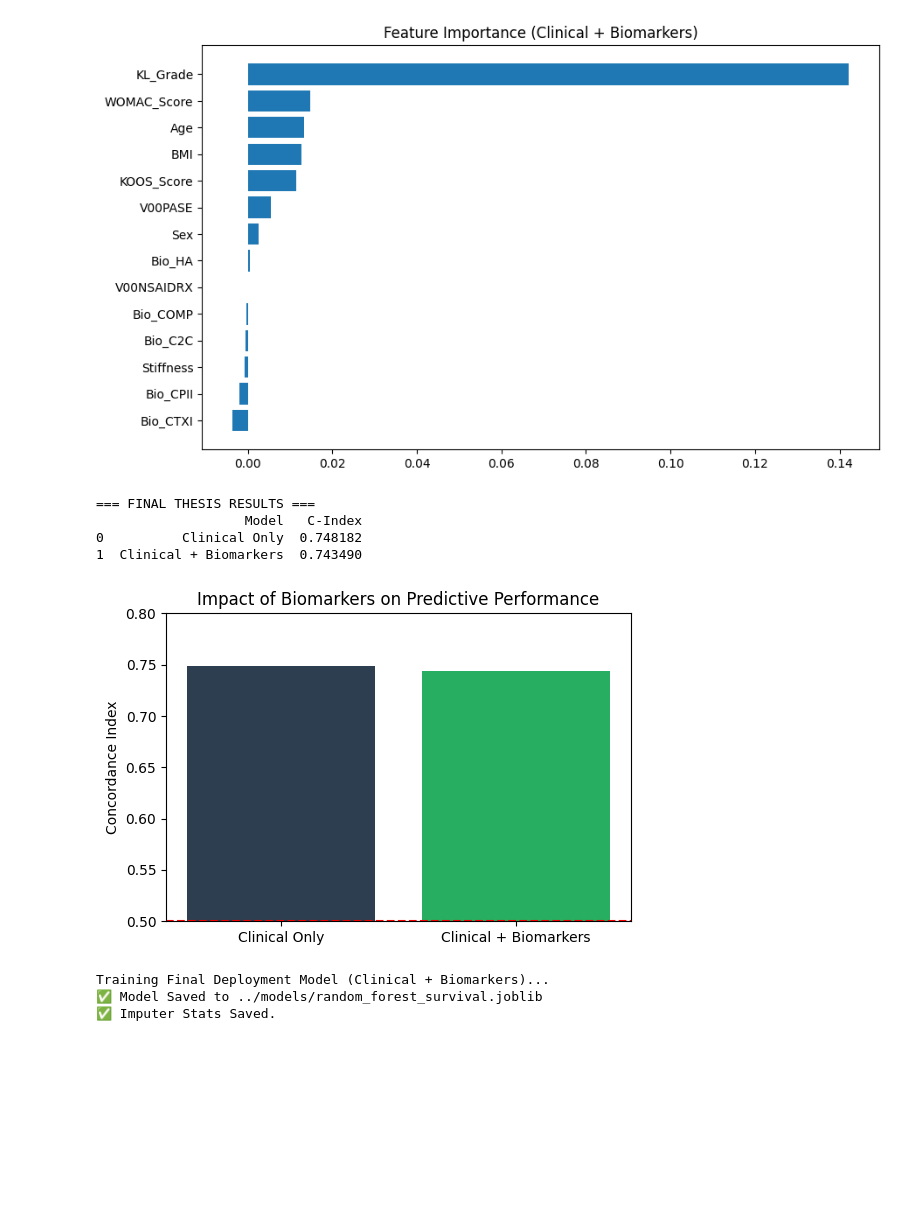
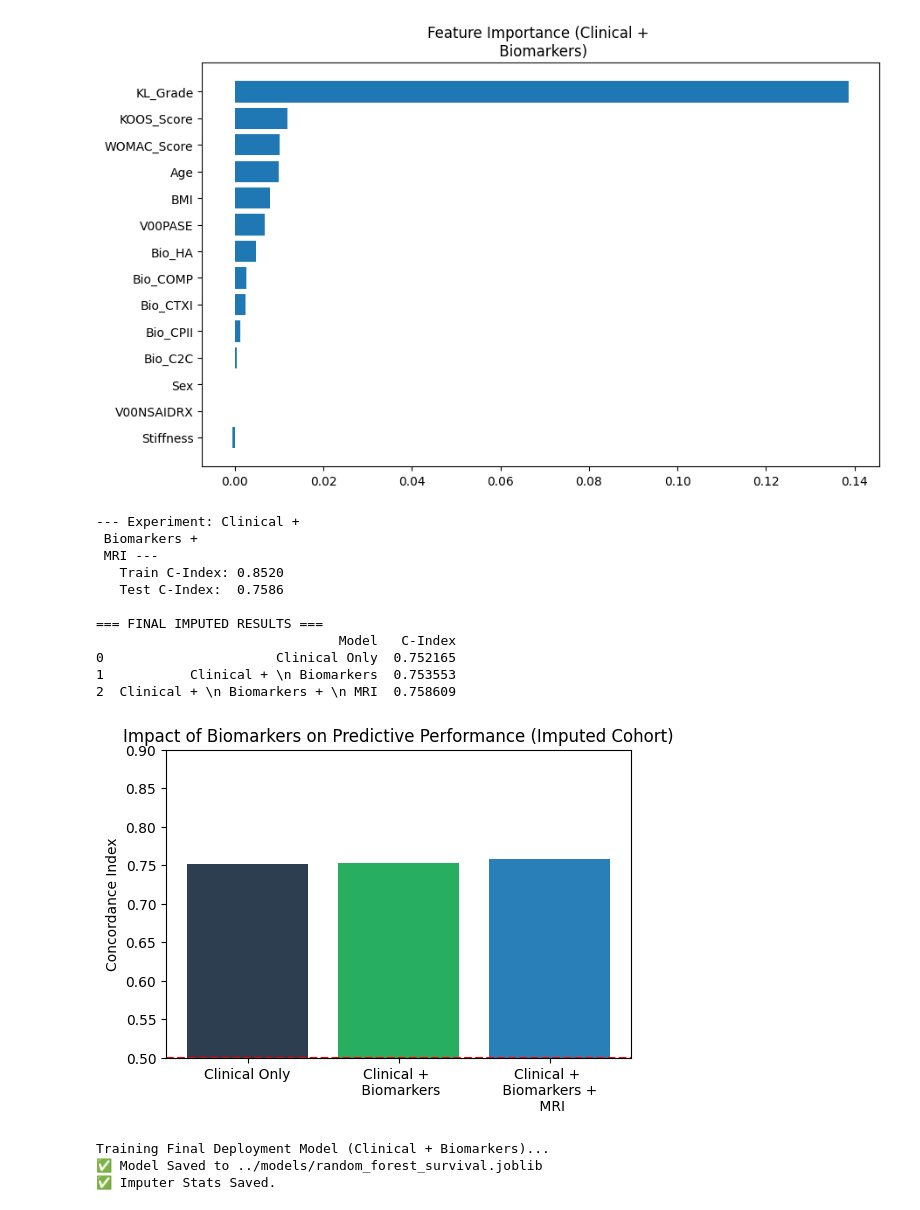
Before and after one commit to AbhiGTM19/oa-survival-model, a Jupyter notebook: notebooks/12-final-benchmark.ipynb, the cells around one changed output. Saved outputs shown, nothing was run; the diff lists cells and outputs as text; code cells hidden in the pictures; blank space fills up the shorter version.

```diff
--- a/notebooks/12-final-benchmark.ipynb
+++ b/notebooks/12-final-benchmark.ipynb
@@ -7,24 +7,31 @@ from sksurv.ensemble import RandomSurvivalForest
 from sksurv.metrics import concordance_index_censored
 from sklearn.inspection import permutation_importance
 from sklearn.impute import SimpleImputer
+import os
 
 # --- CONFIGURATION ---
-# We use the MEGA cohort (3526 patients)
-PARQUET_PATH = '../data/processed/OAI_mega_cohort.parquet'
+# We use the IMPUTED Mega Cohort
+PARQUET_PATH = '../data/processed/OAI_mega_cohort_imputed.parquet'
 
 print(f"🚀 Running Scale Benchmark on: {PARQUET_PATH}")
+
+if not os.path.exists(PARQUET_PATH):
+    print(f"❌ File not found: {PARQUET_PATH}")
+    # Stop execution if file missing in a real script, but here we just warn
 
 # 1. Load Data
 df = pd.read_parquet(PARQUET_PATH)
 print(f"   Cohort Size: {len(df)}")
 
 # 2. Define Feature Sets
-# We will test incremental value
 clinical_feats = ['Age', 'BMI', 'Sex', 'KL_Grade', 'WOMAC_Score', 'KOOS_Score', 'Stiffness', 'V00PASE', 'V00NSAIDRX']
 bio_feats = ['Bio_COMP', 'Bio_CTXI', 'Bio_HA', 'Bio_C2C', 'Bio_CPII']
-# MRI is mostly imputed zeros in this file, so we exclude it to avoid noise
-# mri_feats = ['MRI_BML_Score']
+mri_feats = ['MRI_BML_Score']
 
+# Standardize Demo
+for col in ['Education', 'Income']:
+    if col in df.columns and df[col].dtype == 'O':
+        df[col] = df[col].astype('category').cat.codes
 # Standardize Sex
 if df['Sex'].dtype == 'O':
     df['Sex'] = df['Sex'].map({'Male': 0, 'Female': 1})
@@ -37,7 +44,8 @@ y['Survival_in_days'] = df['time_to_event']
 # 4. Experiment Loop
 experiments = [
     ("Clinical Only", clinical_feats),
-    ("Clinical + Biomarkers", clinical_feats + bio_feats)
+    ("Clinical + \n Biomarkers", clinical_feats + bio_feats),
+    ("Clinical + \n Biomarkers + \n MRI", clinical_feats + bio_feats + mri_feats)
 ]
 
 results = []
@@ -46,20 +54,16 @@ for name, feats in experiments:
     print(f"\n--- Experiment: {name} ---")
     X = df[feats]
 
-    # Impute any remaining NaNs (Robustness)
-    imputer = SimpleImputer(strategy='median')
-    X = pd.DataFrame(imputer.fit_transform(X), columns=X.columns)
-
     # Split
     X_train, X_test, y_train, y_test = train_test_split(X, y, test_size=0.2, random_state=42)
 
     # Train Forest
-    # Increased min_samples_leaf to prevent overfitting on noise
+    # Using slightly deeper trees since we have more data now
     rsf = RandomSurvivalForest(
         n_estimators=1000,
-        min_samples_split=20,
-        min_samples_leaf=20,
-        max_depth=10,
+        min_samples_split=10,
+        min_samples_leaf=15,
+        max_depth=None,
         n_jobs=-1,
         random_state=42
     )
@@ -75,7 +79,7 @@ for name, feats in experiments:
     results.append({'Model': name, 'C-Index': test_c})
 
     # Feature Importance (Only for best model)
-    if "Biomarkers" in name:
+    if "Biomarkers" in name and "MRI" not in name:
         print("   Calculating Importance...")
         perm_imp = permutation_importance(rsf, X_test, y_test, n_repeats=5, random_state=42, n_jobs=-1)
 
@@ -88,15 +92,15 @@ for name, feats in experiments:
         plt.show()
 
 # 5. Final Summary
-print("\n=== FINAL THESIS RESULTS ===")
+print("\n=== FINAL IMPUTED RESULTS ===")
 res_df = pd.DataFrame(results)
 print(res_df)
 
 plt.figure(figsize=(6,4))
-plt.bar(res_df['Model'], res_df['C-Index'], color=['#2c3e50', '#27ae60'])
-plt.ylim(0.5, 0.8)
+plt.bar(res_df['Model'], res_df['C-Index'], color=['#2c3e50', '#27ae60', '#2980b9'])
+plt.ylim(0.5, 0.9)
 plt.ylabel("Concordance Index")
-plt.title("Impact of Biomarkers on Predictive Performance")
+plt.title("Impact of Biomarkers on Predictive Performance (Imputed Cohort)")
 plt.axhline(0.5, color='red', linestyle='--')
 plt.show()
 # %% [output]
@@ -113,8 +118,15 @@ plt.show()
    Calculating Importance...
-[figure, old version]
+[figure, new version]
-=== FINAL THESIS RESULTS ===
-                   Model   C-Index
-0          Clinical Only  0.748182
-1  Clinical + Biomarkers  0.743490
+--- Experiment: Clinical +
+ Biomarkers +
+ MRI ---
+   Train C-Index: 0.8520
+   Test C-Index:  0.7586
+
+=== FINAL IMPUTED RESULTS ===
+                               Model   C-Index
+0                      Clinical Only  0.752165
+1           Clinical + \n Biomarkers  0.753553
+2  Clinical + \n Biomarkers + \n MRI  0.758609
-[figure, old version]
+[figure, new version]
 # %%
```
Also changed, not shown: parts of 2 cells of this notebook, 31 other files.
